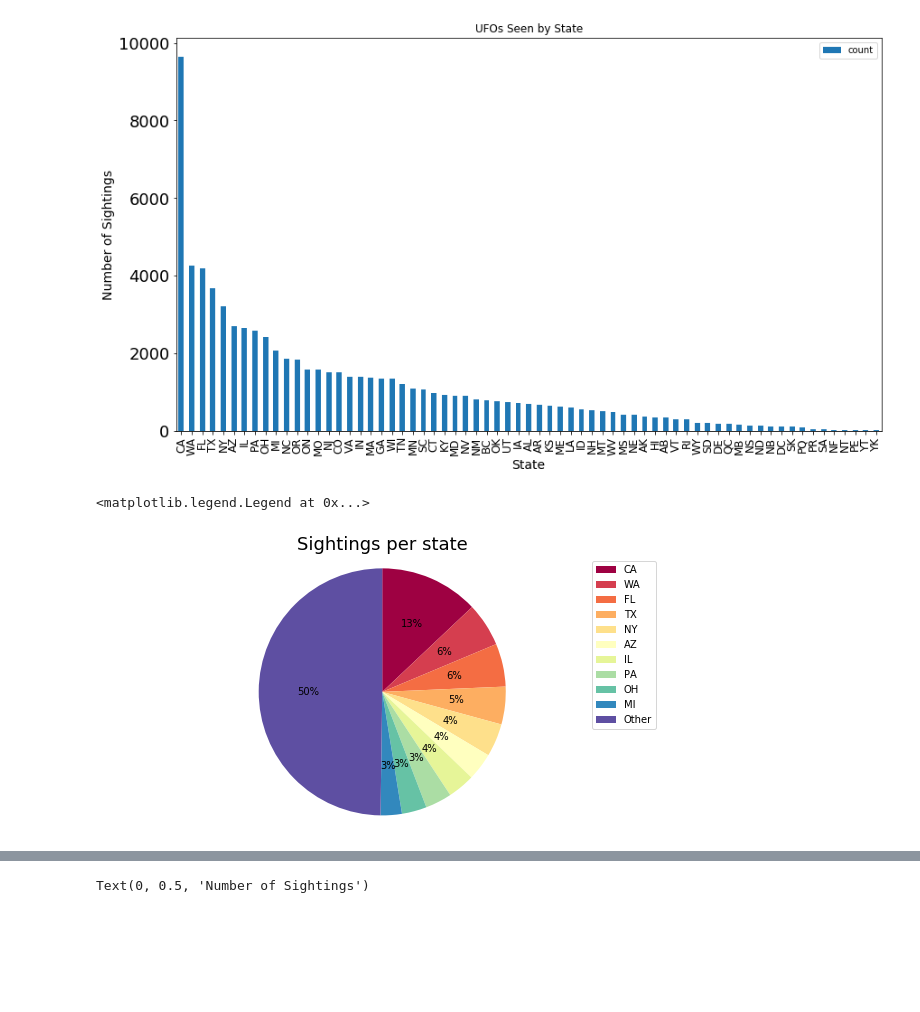
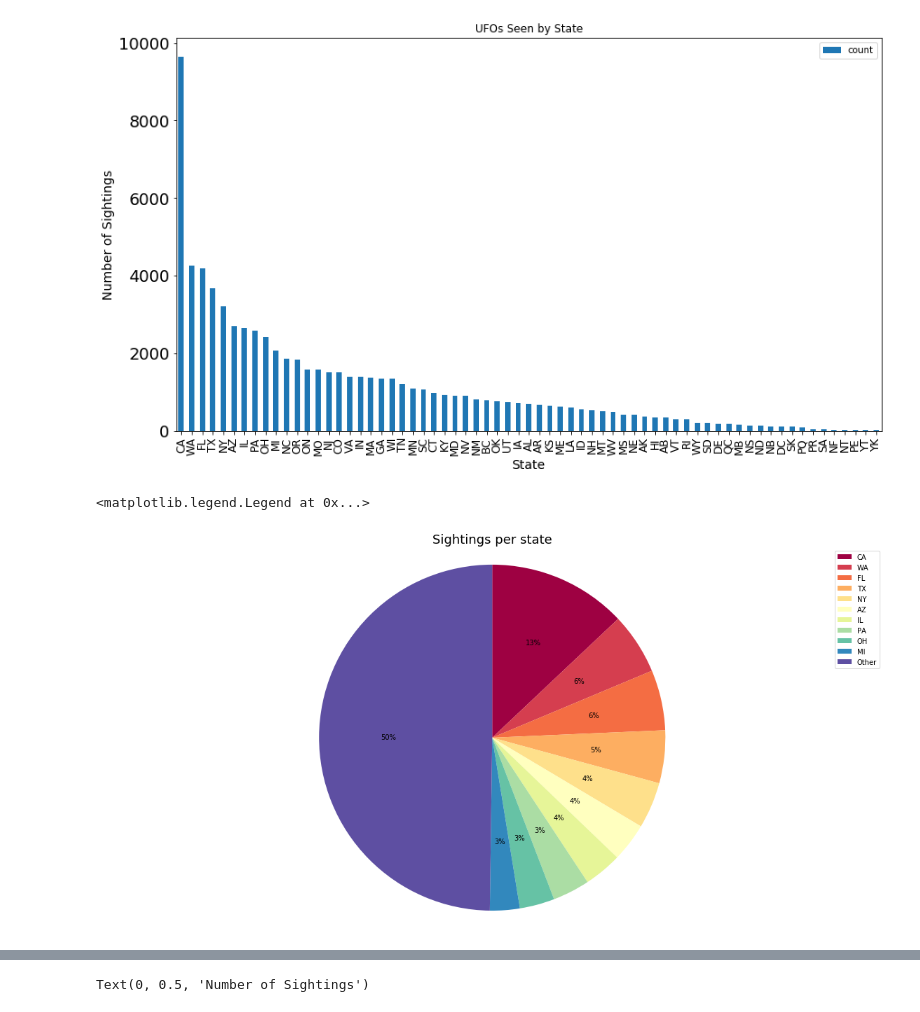
Before and after one commit to laffertyrichard/capstone1, a Jupyter notebook: capstone1.ipynb, the cells around one changed output, grey strips where cells are left out. Drawn from its saved outputs; the diff is of its cells as text; code cells hidden in the pictures; blank space fills up the shorter version.

```diff
--- a/capstone1.ipynb
+++ b/capstone1.ipynb
@@ -209,27 +203,28 @@ ax.tick_params(axis = 'x', labelsize = 12)
 # %%
 state_counts = pd.DataFrame(ufo.state.value_counts())
 other = int(state_counts[10:].sum())
 state_counts = state_counts[:10]
 state_counts.loc[11] = other
 state_counts = state_counts.rename(index={11: 'Other'})
 
-plt.figure(figsize=(10, 5))
+#colorbrewer to find something appealing for color pallette. Remember.
 plt.pie(state_counts.state, autopct='%1.0f%%', colors = ['#9e0142',
 '#d53e4f',
 '#f46d43',
 '#fdae61',
 '#fee08b',
 '#ffffbf',
 '#e6f598',
 '#abdda4',
 '#66c2a5',
 '#3288bd',
 '#5e4fa2'],
    counterclock = False,
        startangle = -270)
 plt.axis('equal')
 plt.title('Sightings per state', fontsize = 18, )
+#.index for legend index. Use dot notation dummy
 plt.legend(state_counts.index)
 # %% [output]
 <matplotlib.legend.Legend at 0x...>
-[figure, old version]
+[figure, new version]
```
Also changed, not shown: parts of 25 cells of this notebook.
